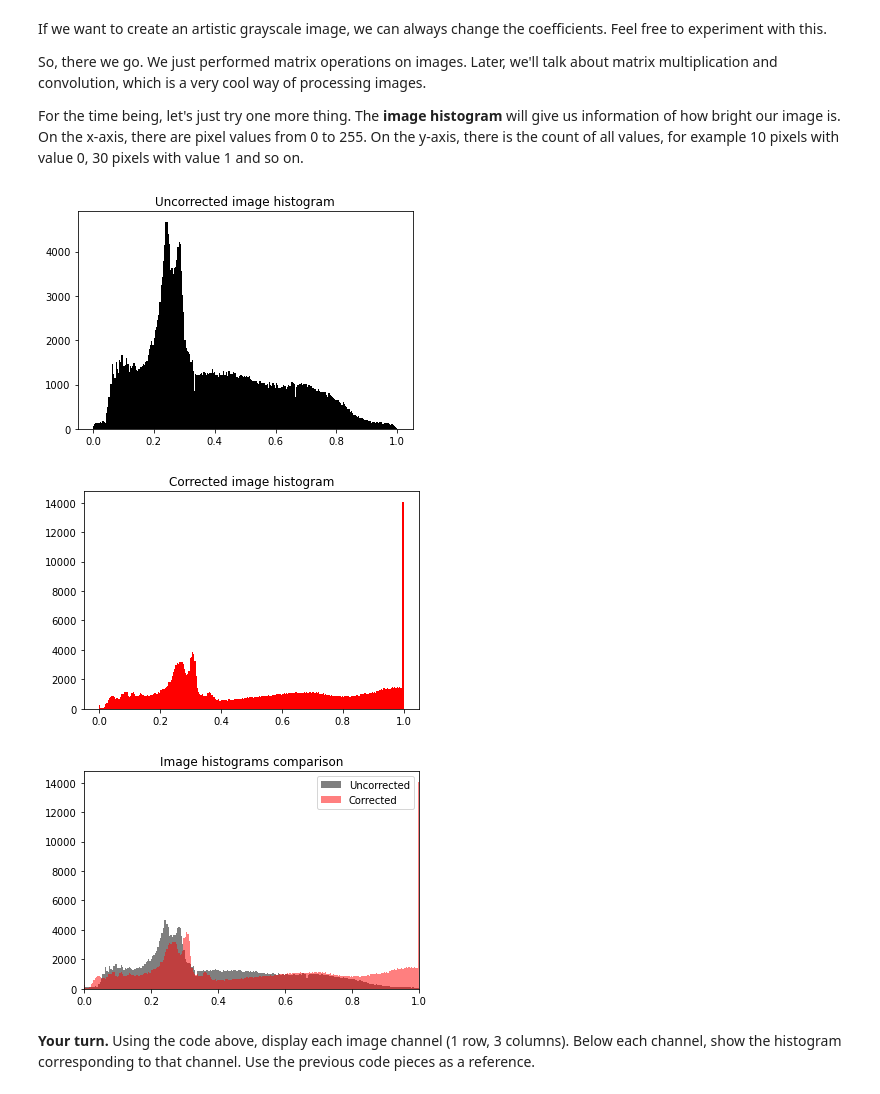
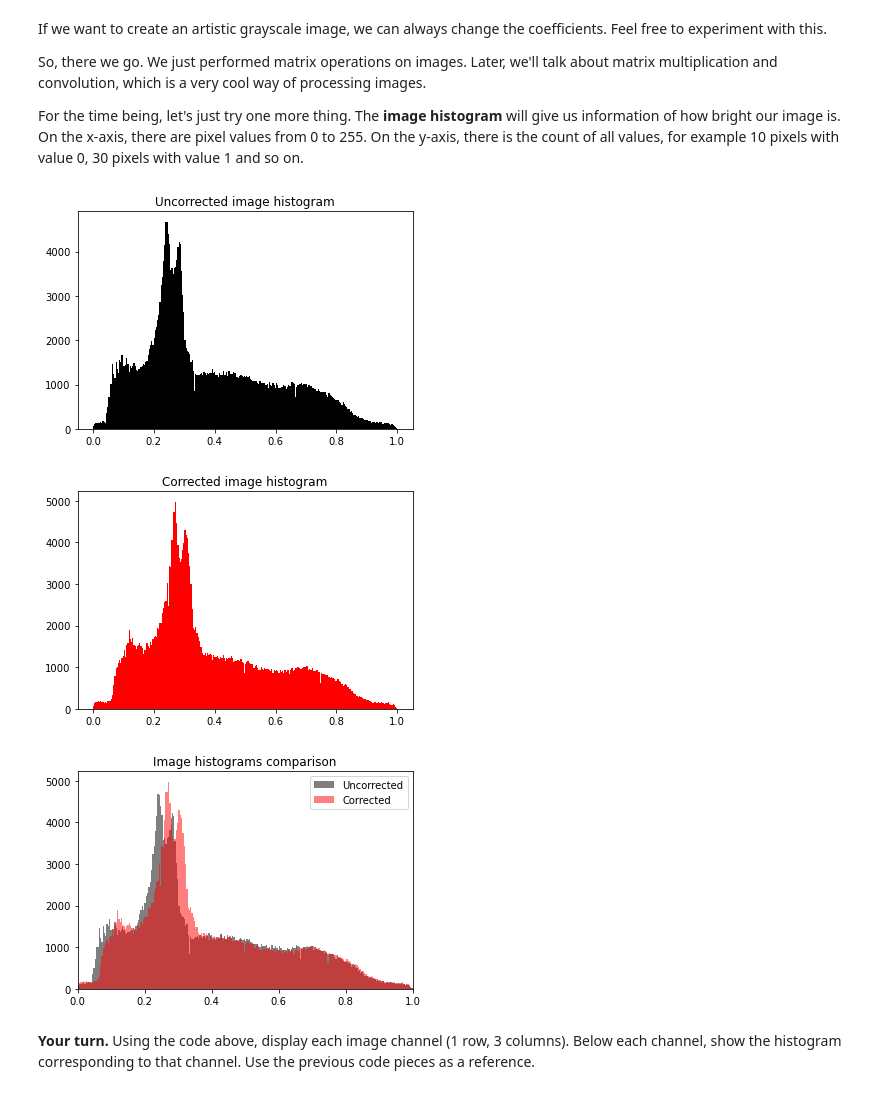
Before and after one commit to Chehlarov/Math-for-devs, a Jupyter notebook: Linear Algebra Exercise.ipynb, the cells around one changed output. Cells and saved outputs as stored; diff of their text form; code cells hidden in the pictures.

```diff
--- a/Linear Algebra Exercise.ipynb
+++ b/Linear Algebra Exercise.ipynb
@@ -495,11 +496,11 @@ plt.show()
 # %% [markdown]
 The eye is more sensitive to greens than reds or blues. There are several ways to apply that correction, but we'll use [this one](https://stackoverflow.com/questions/14330/rgb-to-monochrome-conversion). This is called **luminance correction** (or **gamma correction**).
 # %%
-cat_image_gray_corrected = (1.0 * cat_image_r_normalized +
-                            0.0 * cat_image_g_normalized +
-                            0.0 * cat_image_b_normalized)
-#print(type(cat_image_gray_corrected))
-plt.gca().imshow(cat_image_gray, cmap = plt.cm.gray)
+cat_image_gray_corrected = (0.25 * cat_image_r_normalized +
+                            0.5 * cat_image_g_normalized +
+                            0.25 * cat_image_b_normalized)
+# print(type(cat_image_gray_corrected))
+plt.gca().imshow(cat_image_gray_corrected, cmap = plt.cm.gray)
 plt.title("Gamma-corrected grayscale image")
 plt.show()
 # %% [output]
@@ -519,21 +520,22 @@ plt.title("Corrected image histogram")
 plt.show()
 # %% [output]
 [figure]
-[figure, old version]
+[figure, new version]
 # %%
 # Represent the image as a single-dimensional vector
 hist_vector = cat_image_gray.ravel()
 
 # Normalize the image to have values in the range [0; 1]
-hist_vector = hist_vector / (hist_vector.max() - hist_vector.min())
+# hist_vector = hist_vector / (hist_vector.max() - hist_vector.min()) # this is not transforming it into the 0, 1 range
+hist_vector = (hist_vector - hist_vector.min()) / hist_vector.max()
 
 plt.hist(hist_vector, bins = 256, color = "black", alpha = 0.5, label = "Uncorrected")
 plt.hist(cat_image_gray_corrected.ravel(), bins = 256, color = "red", alpha = 0.5, label = "Corrected")
 plt.xlim(0, 1)
 plt.title("Image histograms comparison")
 plt.legend()
 plt.show()
 # %% [output]
-[figure, old version]
+[figure, new version]
 # %% [markdown]
 **Your turn.** Using the code above, display each image channel (1 row, 3 columns). Below each channel, show the histogram corresponding to that channel. Use the previous code pieces as a reference.
```
Also changed, not shown: parts of 6 cells of this notebook.
